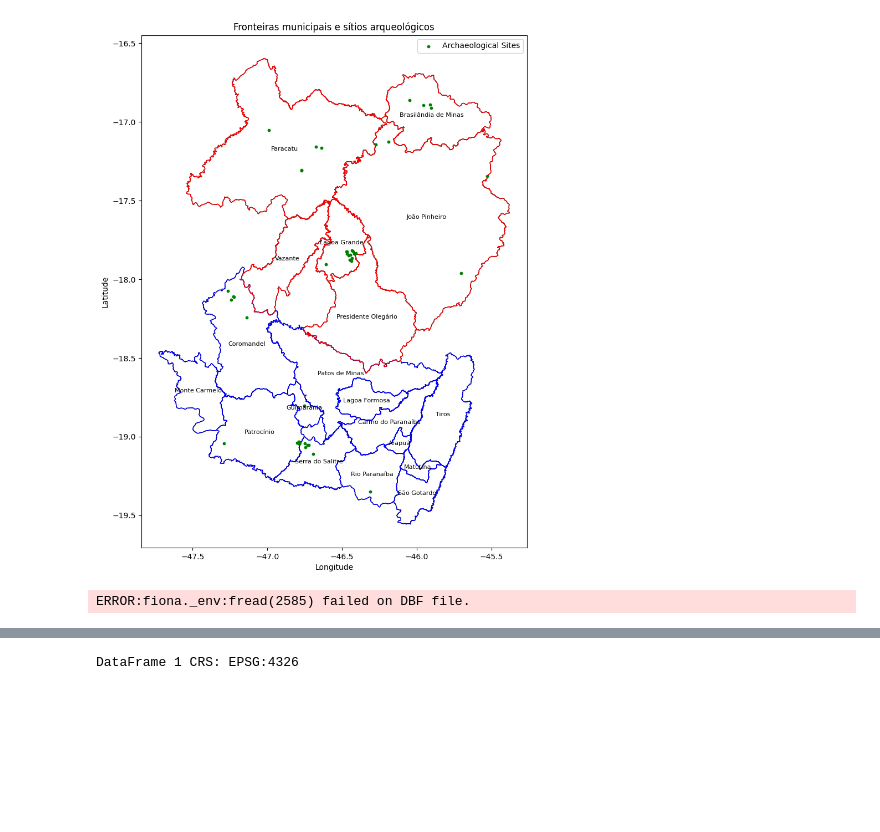
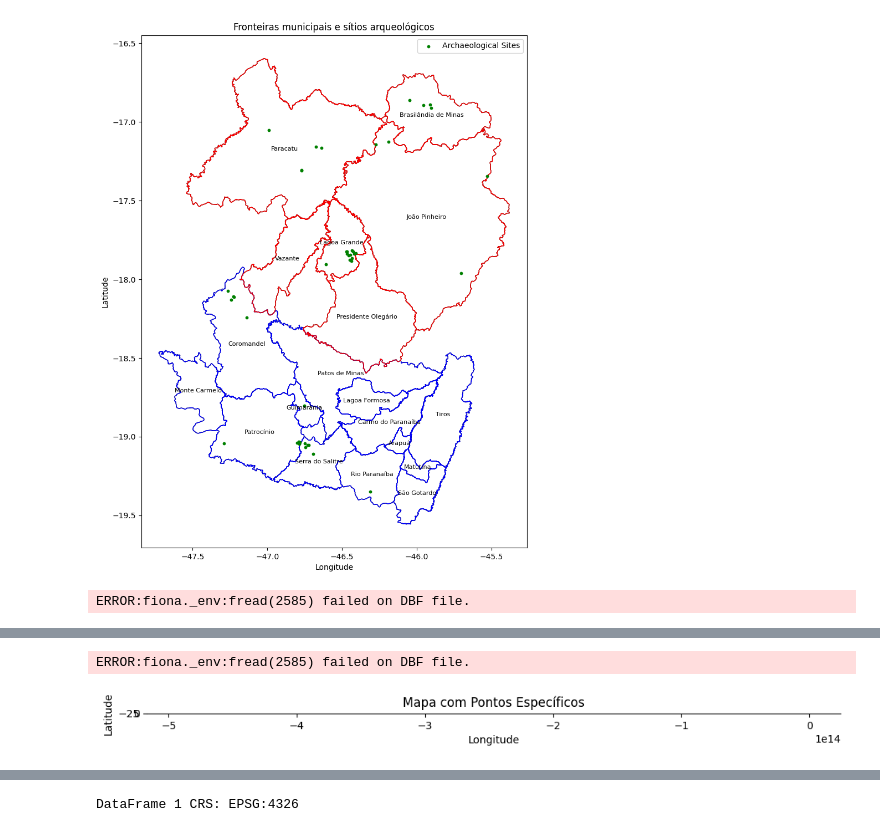
Before and after one commit to alandgmendes/arch-sites-analysis, a Jupyter notebook: Untitled.ipynb, the cells around one changed output, grey strips where cells are left out. Cells and saved outputs as stored; diff of their text form; code cells hidden in the pictures; blank space fills up the shorter version.

```diff
--- a/Untitled.ipynb
+++ b/Untitled.ipynb
@@ -206,0 +283,35 @@ ERROR:fiona._env:fread(2585) failed on DBF file.
+# %%
+def plot_map_with_points(file_name, latitudes, longitudes):
+    # Carregar o GeoDataFrame
+    gdf = gpd.read_file(file_name, encoding='ISO-8859-1')
+
+    # Criar geometrias a partir das coordenadas
+    geometry_points = [Point(lon, lat) for lat, lon in zip(latitudes, longitudes)]
+    gdf_points = gpd.GeoDataFrame(geometry=geometry_points, crs='EPSG:4326')
+
+    # Plotar o mapa
+    fig, ax = plt.subplots(figsize=(12, 10))
+
+    # Plotar o GeoDataFrame original
+    gdf.plot(ax=ax, color='lightblue', edgecolor='black')
+
+    # Plotar os pontos
+    gdf_points.plot(ax=ax, marker='o', color='red', markersize=100)
+
+    # Adicionar rótulo e título
+    plt.xlabel('Longitude')
+    plt.ylabel('Latitude')
+    plt.title('Mapa com Pontos Específicos')
+
+    # Exibir o mapa
+    plt.show()
+
+# Exemplo de uso
+file_name = 'sitios.shp'
+latitudes = [-17.65, 18.98]  # Substitua com os valores reais
+longitudes = [-45.25, 46.91]  # Substitua com os valores reais
+
+plot_map_with_points(file_name, latitudes, longitudes)
+# %% [output]
+ERROR:fiona._env:fread(2585) failed on DBF file.
+[figure, added]
```
Also changed, not shown: parts of 12 cells of this notebook.
